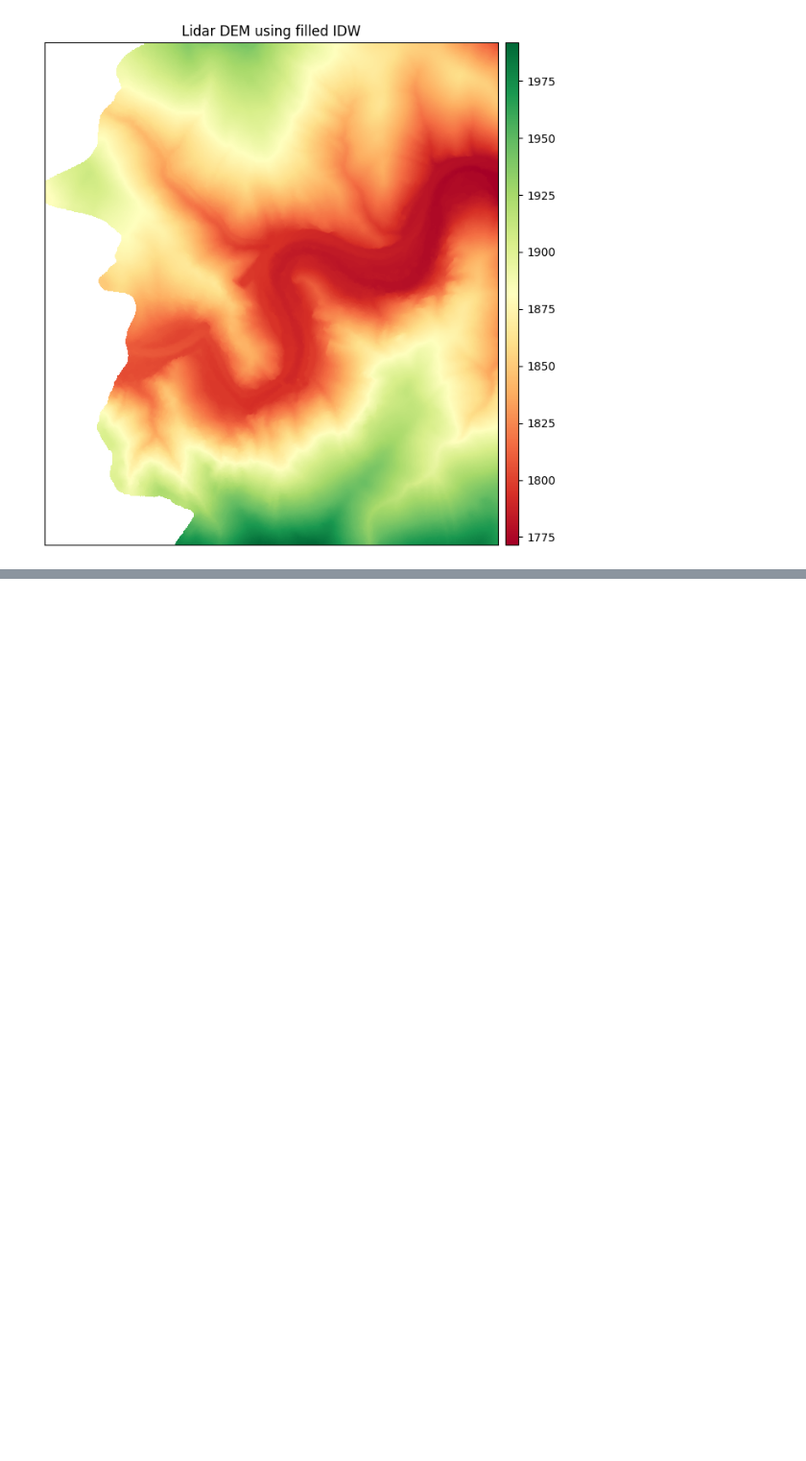
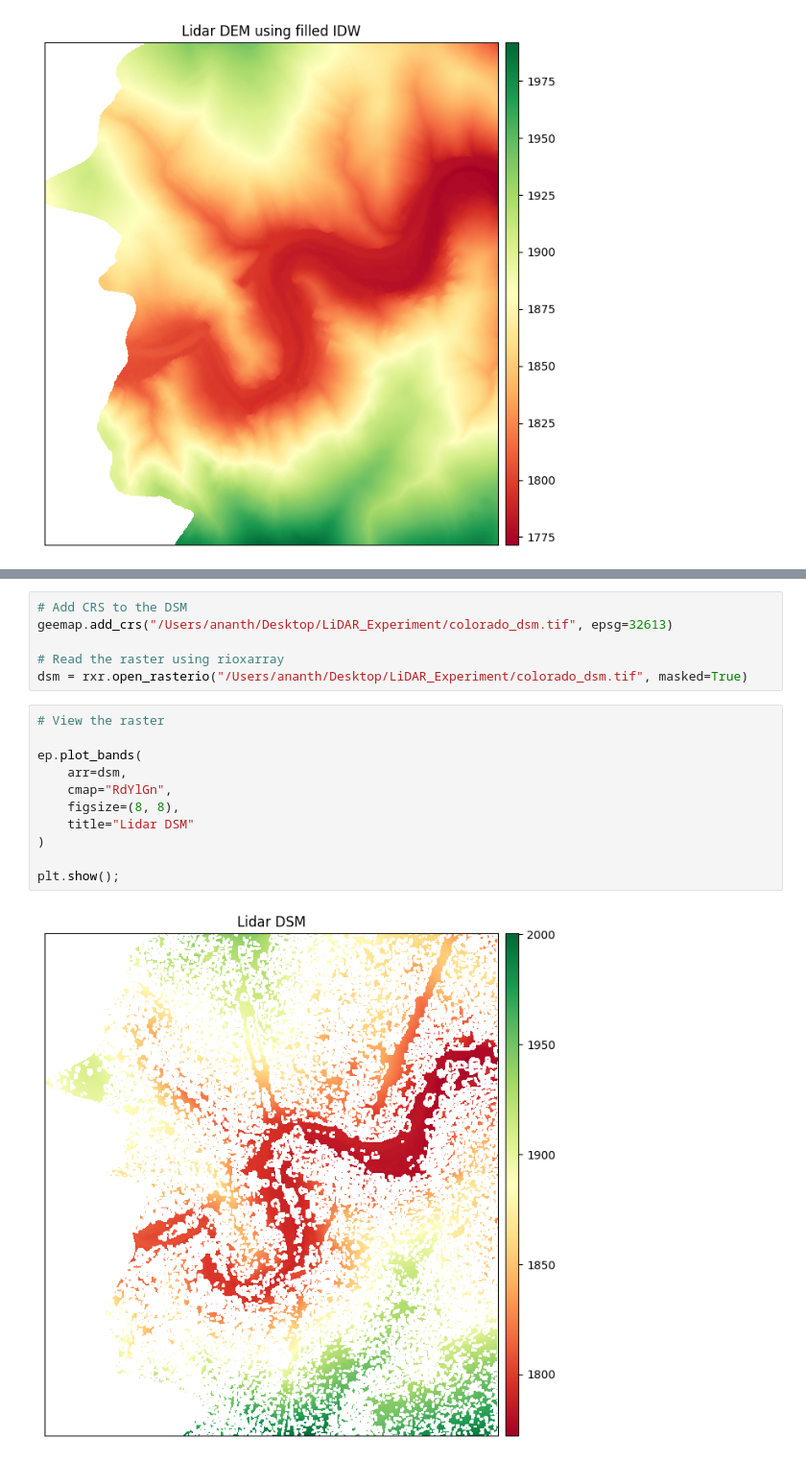
Before and after one commit to ananthk19/LiDAR_Experiments, a Jupyter notebook: main.ipynb, the cells around one changed output, grey strips where cells are left out. Shown at 96% size. Drawn from its saved outputs; the diff is of its cells as text; blank space fills up the shorter version.

```diff
--- a/main.ipynb
+++ b/main.ipynb
@@ -344,0 +376,19 @@ plt.show();
+# %%
+# Add CRS to the DSM
+geemap.add_crs("/Users/ananth/Desktop/LiDAR_Experiment/colorado_dsm.tif", epsg=32613)
+
+# Read the raster using rioxarray
+dsm = rxr.open_rasterio("/Users/ananth/Desktop/LiDAR_Experiment/colorado_dsm.tif", masked=True)
+# %%
+# View the raster
+
+ep.plot_bands(
+    arr=dsm,
+    cmap="RdYlGn",
+    figsize=(8, 8),
+    title="Lidar DSM"
+)
+
+plt.show();
+# %% [output]
+[figure, added]
```
Also changed, not shown: parts of 5 cells of this notebook, 1 other file.
